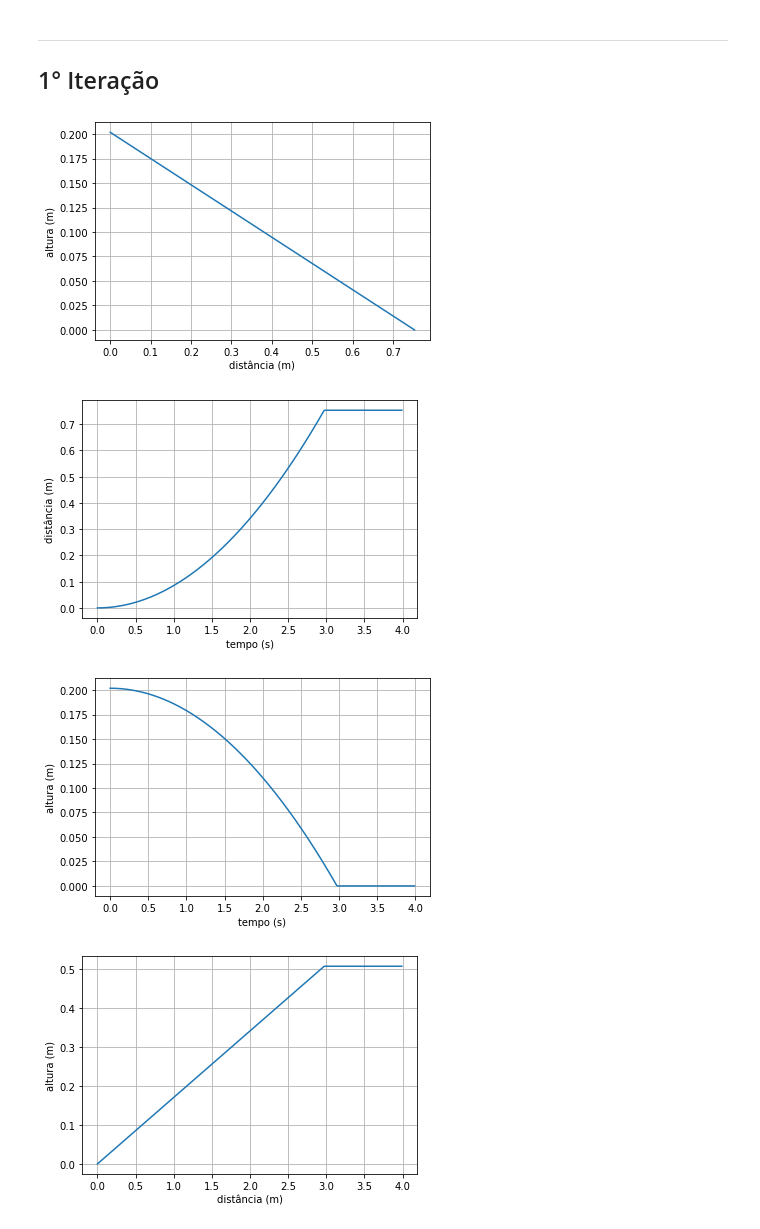
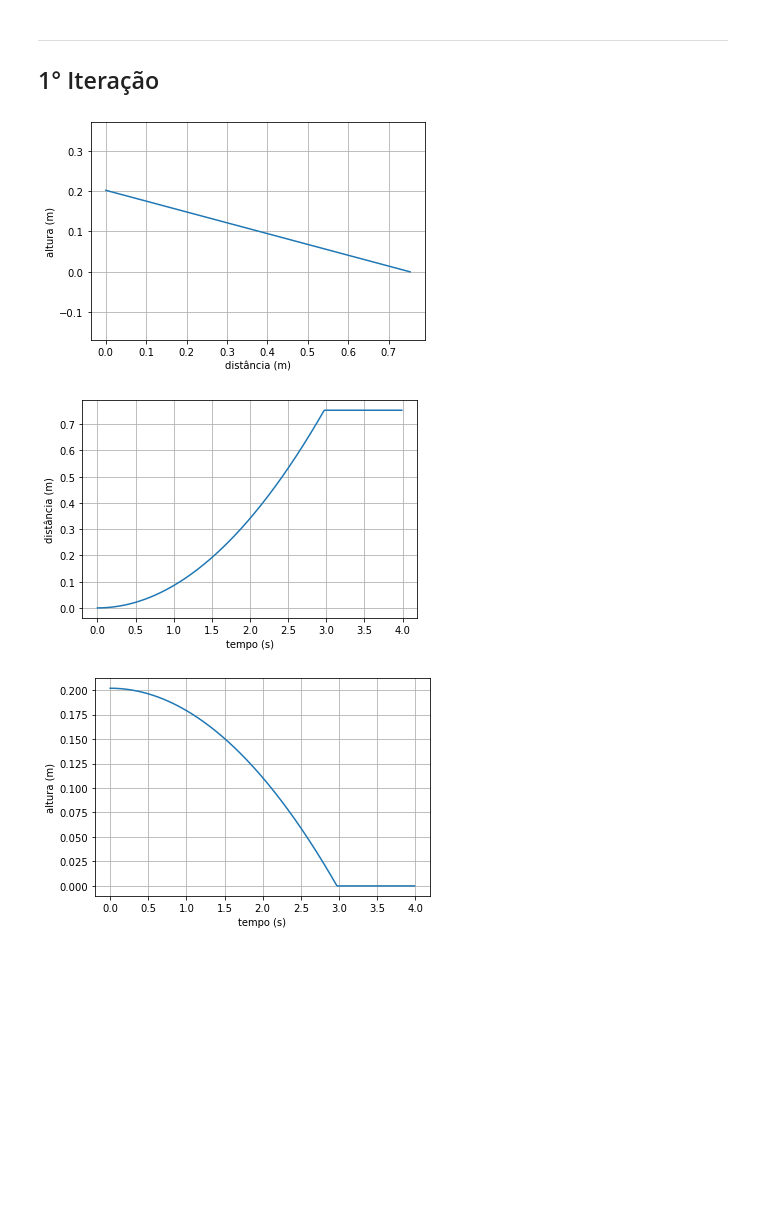
Before and after one commit to pedroivoal/Modsim-P3, a Jupyter notebook: Implementação/modelo.ipynb, the cells around one changed output. Drawn from its saved outputs; the diff is of its cells as text; code cells hidden in the pictures; blank space fills up the shorter version.

```diff
--- a/Implementação/modelo.ipynb
+++ b/Implementação/modelo.ipynb
@@ -80,38 +80,37 @@ angle = 15
 x0 = [0, 0.78*sin(radians(angle)), 0, 0]
 
 # Resolução numérica
 x = odeint(modelo1, x0, t_lista, args = (angle,))
 listx = x[:,0]
 listy = x[:,1]
 
 # Plota gráfico somente para apresentação
 plt.plot(listx, listy)
-# plt.axis('equal')
+plt.axis('equal')
 plt.title('')
 plt.xlabel('distância (m)')
 plt.ylabel('altura (m)')
 plt.grid(True)
 plt.show()
 print()
 
 plt.plot(t_lista, listx)
 plt.title('')
 plt.xlabel('tempo (s)')
 plt.ylabel('distância (m)')
 plt.grid(True)
 plt.show()
 
 plt.plot(t_lista, listy)
 plt.title('')
 plt.xlabel('tempo (s)')
 plt.ylabel('altura (m)')
 plt.grid(True)
 plt.show()
 # %% [output]
-[figure, old version]
+[figure, new version]
 [figure]
 [figure]
-[figure, removed]
 # %%
 def modelo2 (X, t, angle):
 
```
